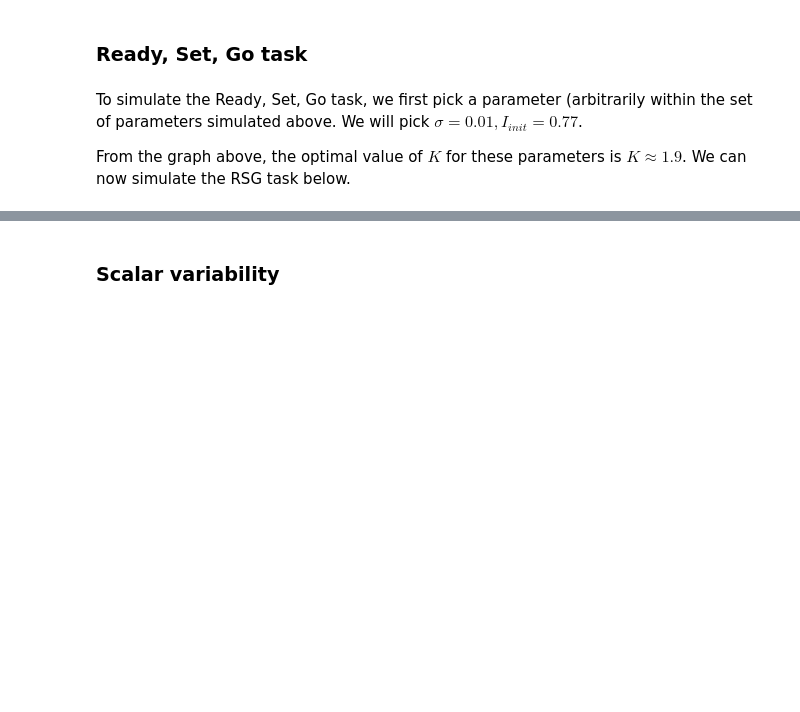
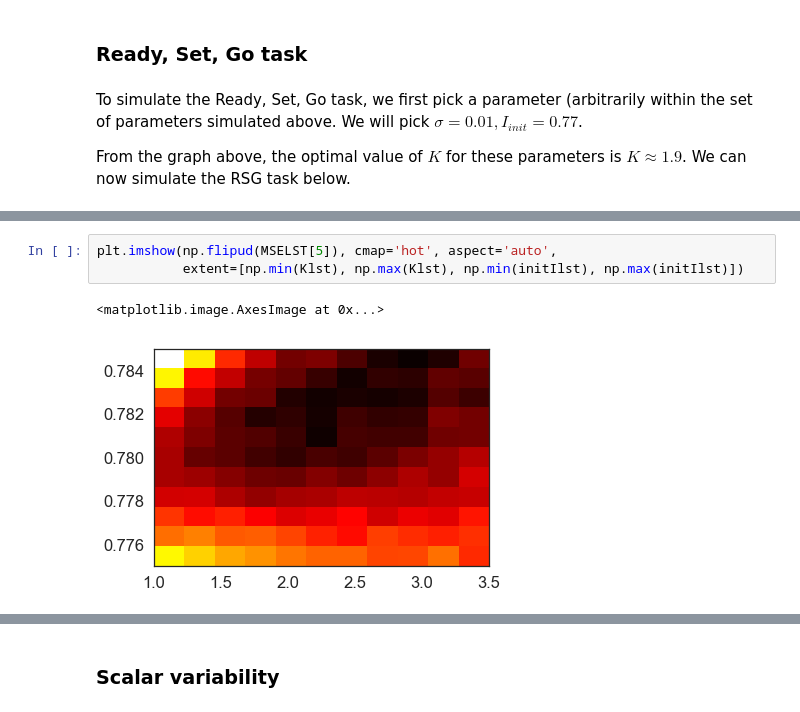
Before and after one commit to jazlab/SE_NL_MJ_2020, a Jupyter notebook: integrator_feedback_circuit.ipynb, the cells around one changed output, grey strips where cells are left out. Saved outputs shown, nothing was run; the diff lists cells and outputs as text; blank space fills up the shorter version.

```diff
--- a/integrator_feedback_circuit.ipynb
+++ b/integrator_feedback_circuit.ipynb
@@ -866,0 +880,6 @@ plt.plot(initIlst, mse_lst)
+# %%
+plt.imshow(np.flipud(MSELST[5]), cmap='hot', aspect='auto',
+           extent=[np.min(Klst), np.max(Klst), np.min(initIlst), np.max(initIlst)])
+# %% [output]
+<matplotlib.image.AxesImage at 0x...>
+[figure, added]
```
Also changed, not shown: parts of 44 cells of this notebook.
